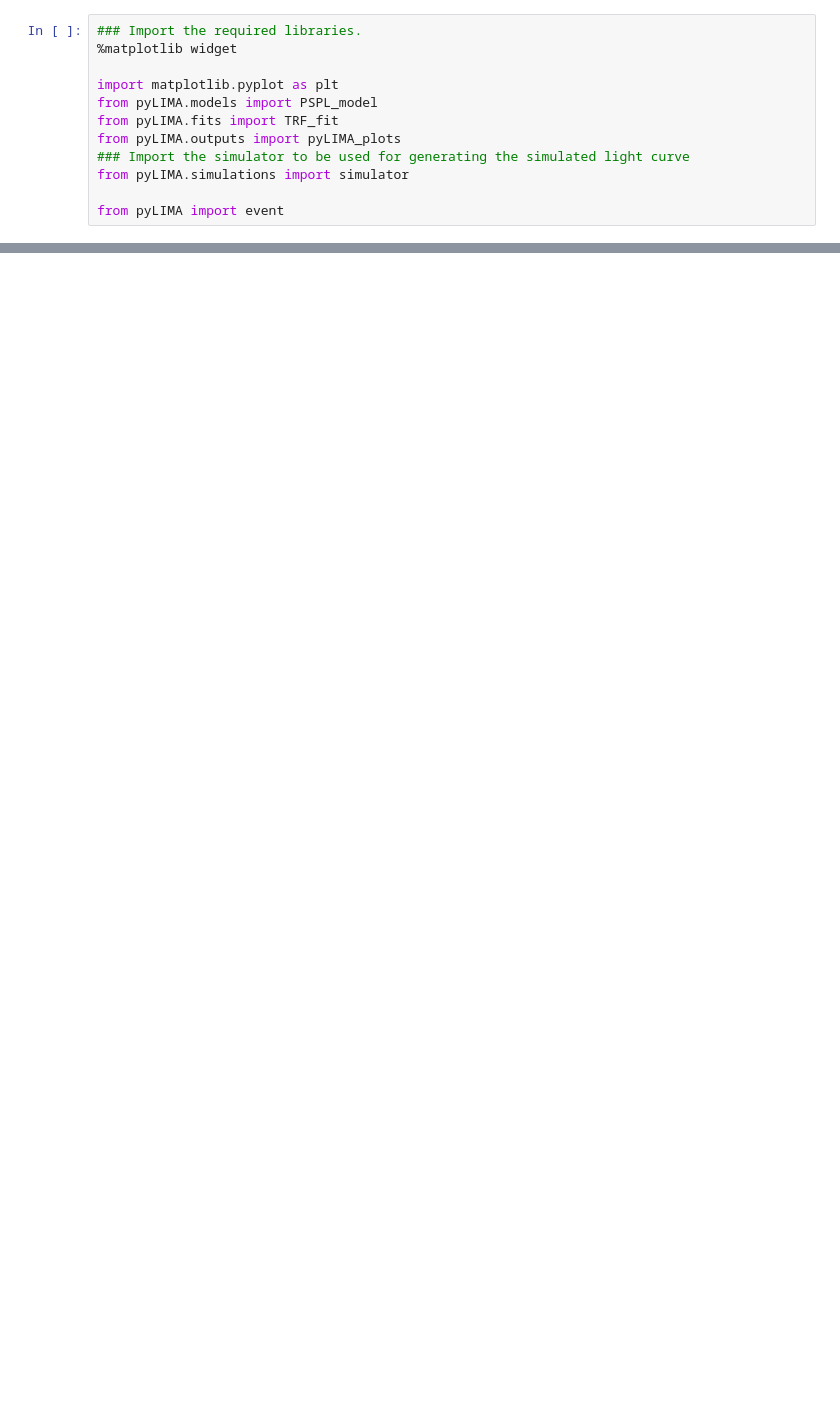
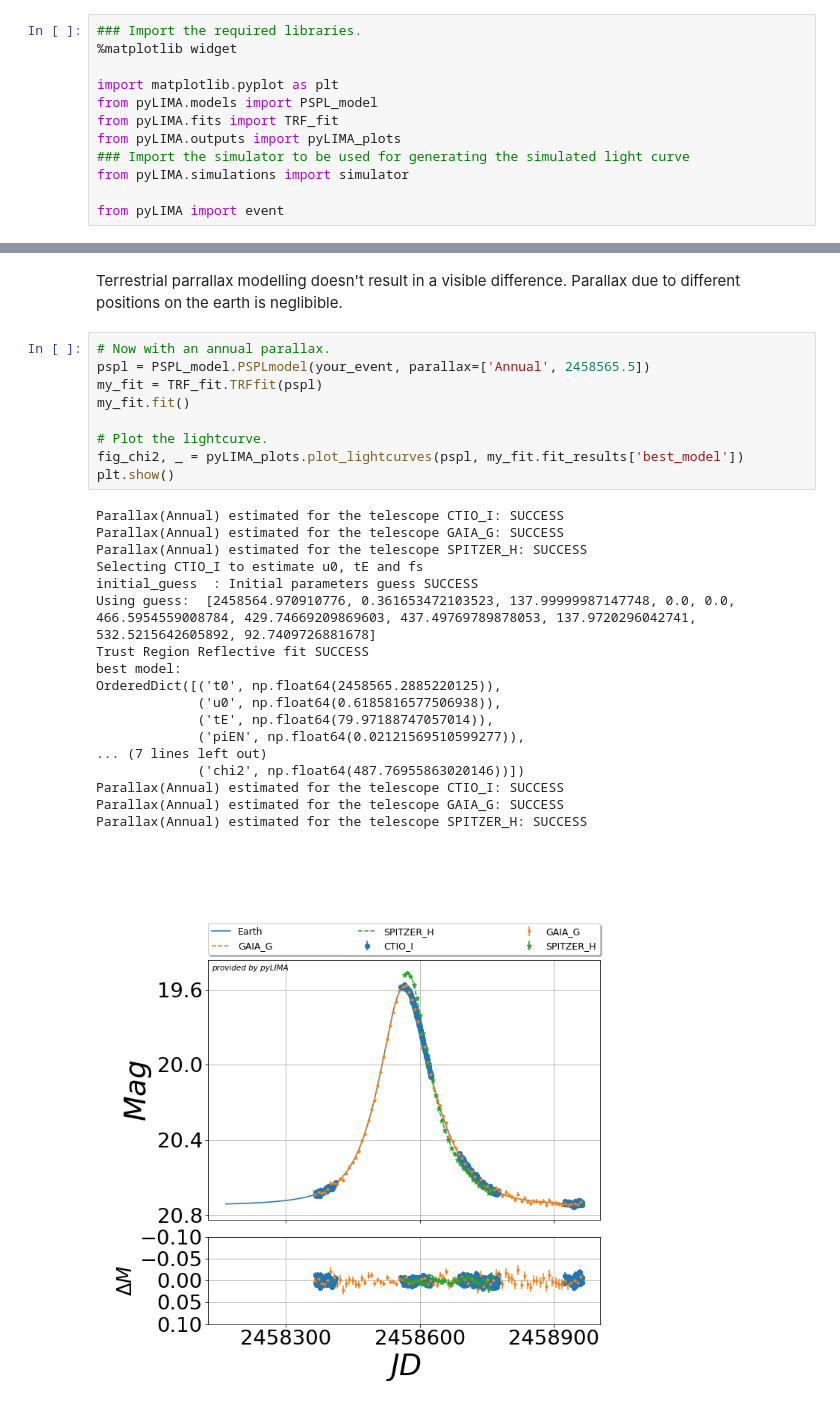
Before and after one commit to jakobdammann/pyLIMA-docs-revisit, a Jupyter notebook: examples/pyLIMA_example_parallax.ipynb, the cells around one changed output, grey strips where cells are left out. Cells and saved outputs as stored; diff of their text form; blank space fills up the shorter version.

```diff
--- a/examples/pyLIMA_example_parallax.ipynb
+++ b/examples/pyLIMA_example_parallax.ipynb
@@ -165,0 +142,30 @@ Parallax(Full) estimated for the telescope SPITZER_H: SUCCESS
+# %% [markdown]
+Terrestrial parrallax modelling doesn't result in a visible difference. Parallax due to different positions on the earth is neglibible.
+# %%
+# Now with an annual parallax.
+pspl = PSPL_model.PSPLmodel(your_event, parallax=['Annual', 2458565.5])
+my_fit = TRF_fit.TRFfit(pspl)
+my_fit.fit()
+
+# Plot the lightcurve.
+fig_chi2, _ = pyLIMA_plots.plot_lightcurves(pspl, my_fit.fit_results['best_model'])
+plt.show()
+# %% [output]
+Parallax(Annual) estimated for the telescope CTIO_I: SUCCESS
+Parallax(Annual) estimated for the telescope GAIA_G: SUCCESS
+Parallax(Annual) estimated for the telescope SPITZER_H: SUCCESS
+Selecting CTIO_I to estimate u0, tE and fs
+initial_guess  : Initial parameters guess SUCCESS
+Using guess:  [2458564.970910776, 0.361653472103523, 137.99999987147748, 0.0, 0.0, 466.5954559008784, 429.74669209869603, 437.49769789878053, 137.9720296042741, 532.5215642605892, 92.7409726881678]
+Trust Region Reflective fit SUCCESS
+best model:
+OrderedDict([('t0', np.float64(2458565.2885220125)),
+             ('u0', np.float64(0.6185816577506938)),
+             ('tE', np.float64(79.97188747057014)),
+             ('piEN', np.float64(0.02121569510599277)),
+... (7 lines left out)
+             ('chi2', np.float64(487.76955863020146))])
+Parallax(Annual) estimated for the telescope CTIO_I: SUCCESS
+Parallax(Annual) estimated for the telescope GAIA_G: SUCCESS
+Parallax(Annual) estimated for the telescope SPITZER_H: SUCCESS
+[figure, added]
```
Also changed, not shown: parts of 14 cells of this notebook.
